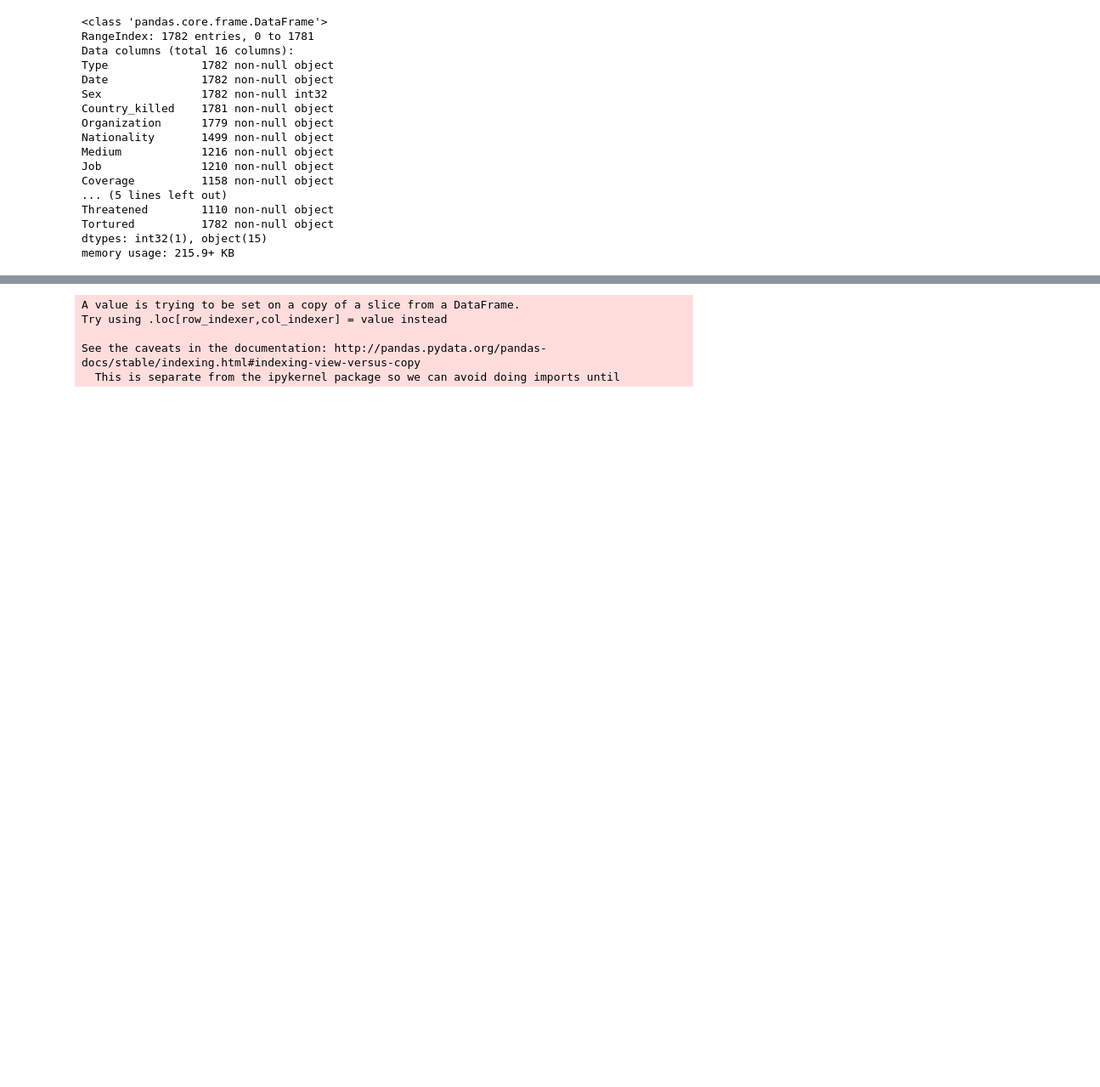
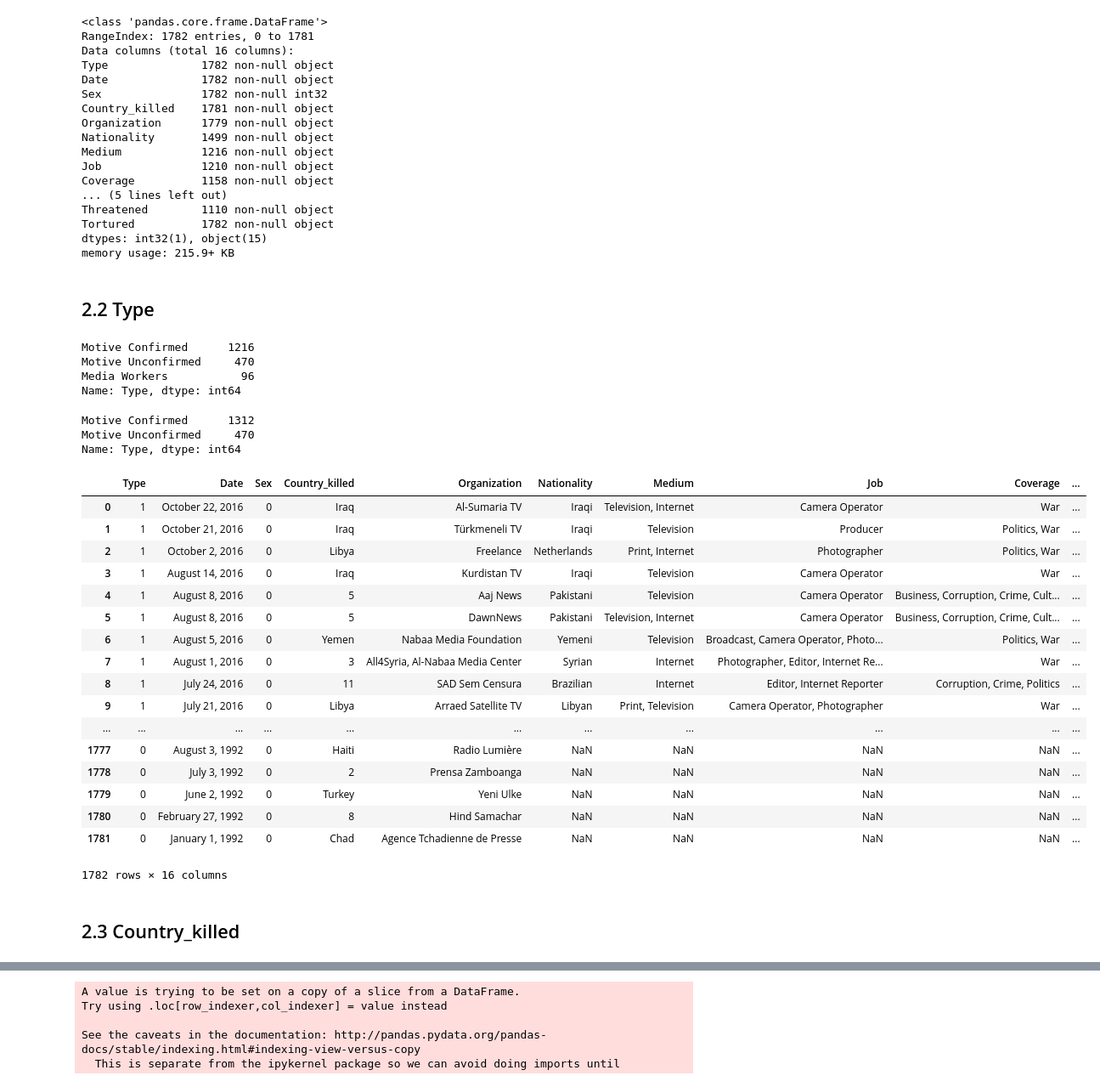
Before and after one commit to WinterBlue16/Practice, a Jupyter notebook: 04_killed journalist since 1992.ipynb, the cells around one changed output, grey strips where cells are left out. Shown: that part at 85% size. Drawn from its saved outputs; the diff is of its cells as text; code cells hidden in the pictures; blank space fills up the shorter version.

Commit message:
Type 전처리완료

```diff
--- a/04_killed journalist since 1992.ipynb
+++ b/04_killed journalist since 1992.ipynb
@@ -223,3 +223,43 @@ Threatened        1110 non-null object
 Tortured          1782 non-null object
 dtypes: int32(1), object(15)
 memory usage: 215.9+ KB
+# %% [markdown]
+## 2.2 Type
+# %%
+df['Type'].value_counts() # 인자 확인
+# %% [output]
+Motive Confirmed      1216
+Motive Unconfirmed     470
+Media Workers           96
+Name: Type, dtype: int64
+# %%
+df['Type'] = df['Type'].replace(['Motive Confirmed', 'Media Workers'], 'Motive Confirmed')
+df['Type'].value_counts() # 값을 동기 확인됨, 확인되지 않음으로 이원화
+# %% [output]
+Motive Confirmed      1312
+Motive Unconfirmed     470
+Name: Type, dtype: int64
+# %%
+df['Type'] = df['Type'].replace({'Motive Confirmed':1, 'Motive Unconfirmed':0}) # 숫자로 변경
+df
+# %% [output]
+|  | Type | Date | Sex | Country_killed | Organization | Nationality | Medium | Job | Coverage | ... |
+| 0 | 1 | October 22, 2016 | 0 | Iraq | Al-Sumaria TV | Iraqi | Television, Internet | Camera Operator | War | ... |
+| 1 | 1 | October 21, 2016 | 0 | Iraq | Türkmeneli TV | Iraqi | Television | Producer | Politics, War | ... |
+| 2 | 1 | October 2, 2016 | 0 | Libya | Freelance | Netherlands | Print, Internet | Photographer | Politics, War | ... |
+| 3 | 1 | August 14, 2016 | 0 | Iraq | Kurdistan TV | Iraqi | Television | Camera Operator | War | ... |
+| 4 | 1 | August 8, 2016 | 0 | 5 | Aaj News | Pakistani | Television | Camera Operator | Business, Corruption, Crime, Cult... | ... |
+| 5 | 1 | August 8, 2016 | 0 | 5 | DawnNews | Pakistani | Television, Internet | Camera Operator | Business, Corruption, Crime, Cult... | ... |
+| 6 | 1 | August 5, 2016 | 0 | Yemen | Nabaa Media Foundation | Yemeni | Television | Broadcast, Camera Operator, Photo... | Politics, War | ... |
+| 7 | 1 | August 1, 2016 | 0 | 3 | All4Syria, Al-Nabaa Media Center | Syrian | Internet | Photographer, Editor, Internet Re... | War | ... |
+| 8 | 1 | July 24, 2016 | 0 | 11 | SAD Sem Censura | Brazilian | Internet | Editor, Internet Reporter | Corruption, Crime, Politics | ... |
+| 9 | 1 | July 21, 2016 | 0 | Libya | Arraed Satellite TV | Libyan | Print, Television | Camera Operator, Photographer | War | ... |
+| ... | ... | ... | ... | ... | ... | ... | ... | ... | ... | ... |
+| 1777 | 0 | August 3, 1992 | 0 | Haiti | Radio Lumière | NaN | NaN | NaN | NaN | ... |
+| 1778 | 0 | July 3, 1992 | 0 | 2 | Prensa Zamboanga | NaN | NaN | NaN | NaN | ... |
+| 1779 | 0 | June 2, 1992 | 0 | Turkey | Yeni Ulke | NaN | NaN | NaN | NaN | ... |
+| 1780 | 0 | February 27, 1992 | 0 | 8 | Hind Samachar | NaN | NaN | NaN | NaN | ... |
+| 1781 | 0 | January 1, 1992 | 0 | Chad | Agence Tchadienne de Presse | NaN | NaN | NaN | NaN | ... |
+1782 rows × 16 columns
+# %% [markdown]
+## 2.3 Country_killed
```
Also changed, not shown: parts of 3 cells of this notebook.
